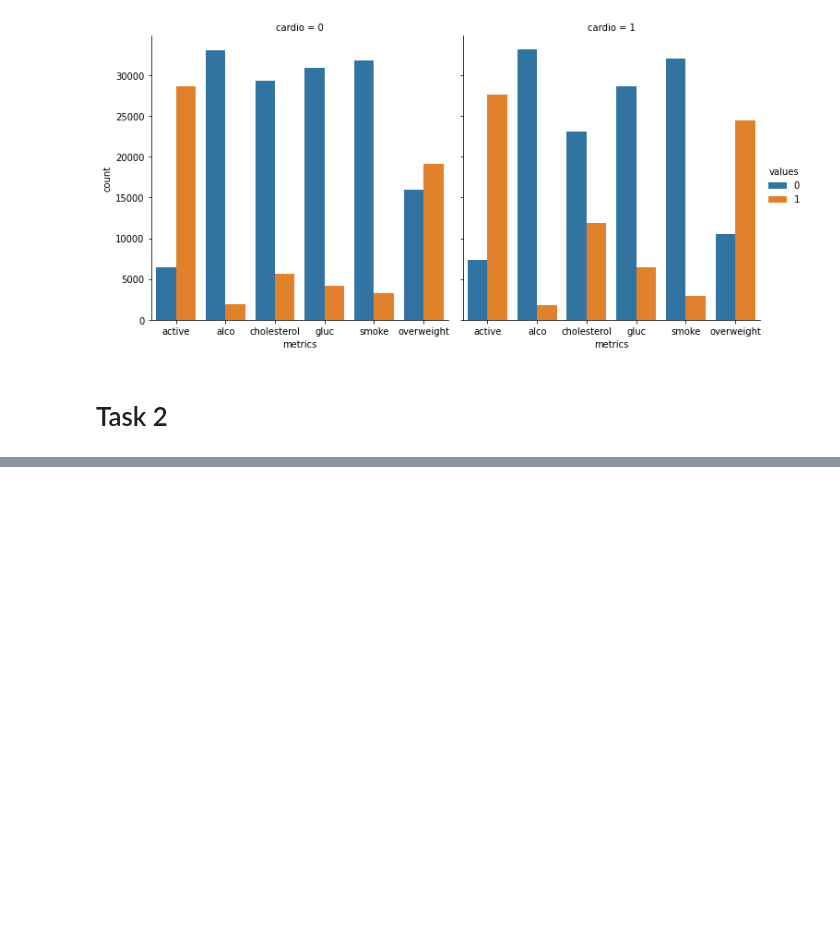
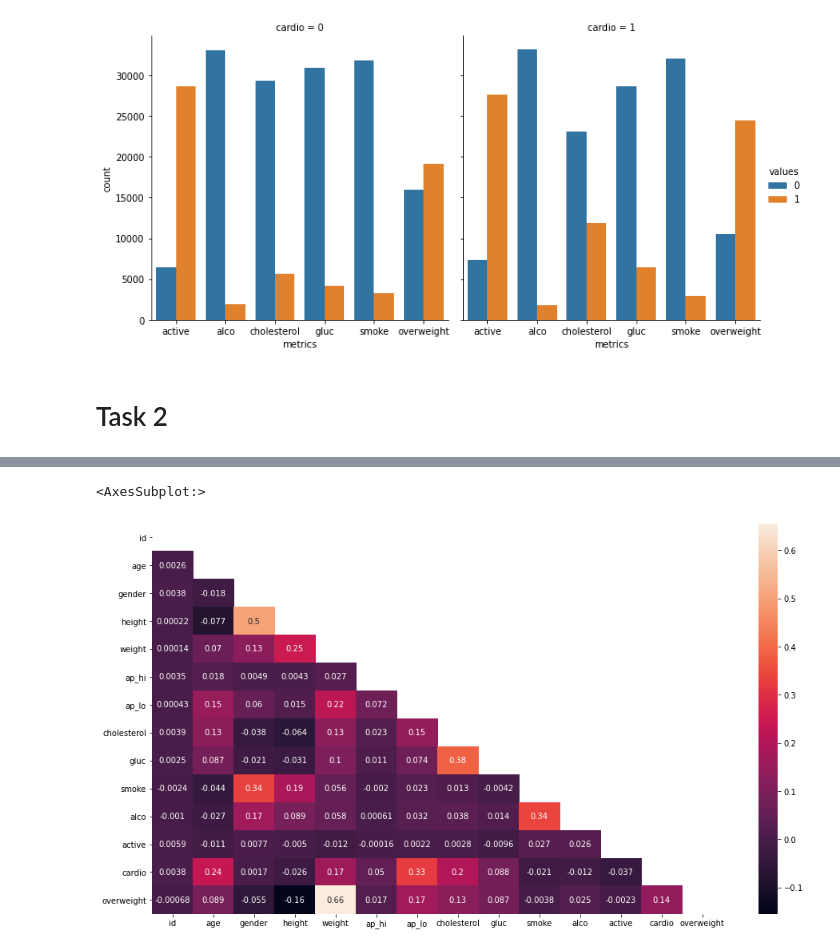
Before and after one commit to Taofiq-Bakare/FreeCodeCamp, a Jupyter notebook: medical_data_visualizer/medical_data.ipynb, the cells around one changed output, grey strips where cells are left out. Drawn from its saved outputs; the diff is of its cells as text; code cells hidden in the pictures; blank space fills up the shorter version.

```diff
--- a/medical_data_visualizer/medical_data.ipynb
+++ b/medical_data_visualizer/medical_data.ipynb
@@ -69,0 +93,26 @@ fig = plot.fig
+# %%
+def height_per(data):
+    '''
+    A function that returns a dataframe with
+    height percentiles greater than
+    2.5 and 97.5
+    '''
+    data = data[data['ap_lo'] <= data['ap_hi']]
+    data = data[(data['height']) >= data['height'].quantile(0.025)]
+    data = data[data['height'] <= data['height'].quantile(0.975)]
+
+    return data
+# %%
+def weight_per(data):
+    '''
+    A function that returns a dataframe with
+    weight percentiles greater than
+    2.5 and 97.5
+    '''
+    data = height_per(data)
+    data = data[(data['weight']) >= data['weight'].quantile(0.025)]
+    data = data[data['weight'] <= data['weight'].quantile(0.975)]
+
+    return data.reset_index()
+# %%
+data5 = weight_per(test)
@@ -69,0 +148,8 @@ fig = plot.fig
+# %%
+plt.figure(figsize=(16,9))
+corr_mx = data5.corr()
+mask_cols = np.triu(corr_mx)
+sns.heatmap(corr_mx, annot=True, mask=mask_cols)
+# %% [output]
+<AxesSubplot:>
+[figure, added]
```
Also changed, not shown: parts of 7 cells of this notebook.
